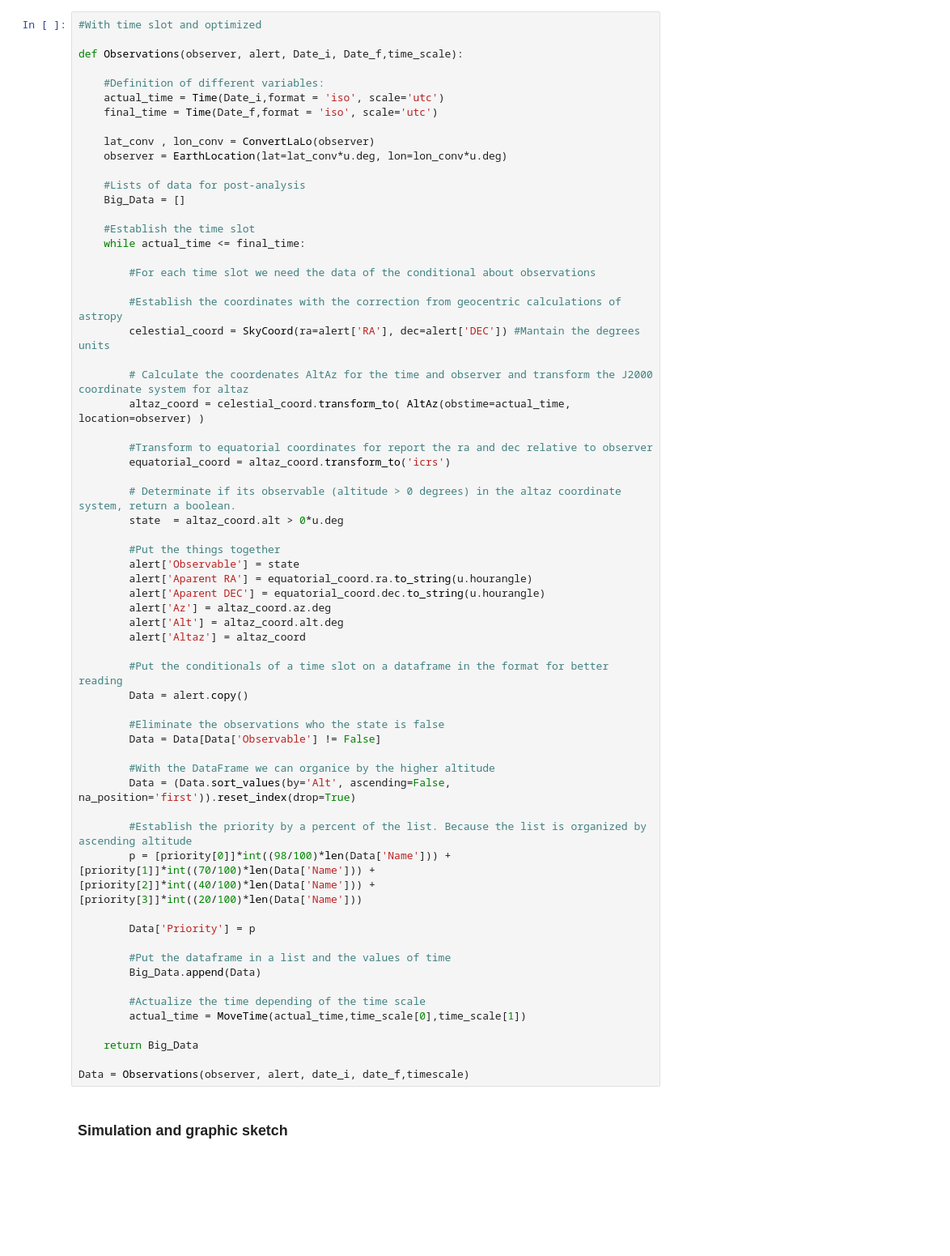
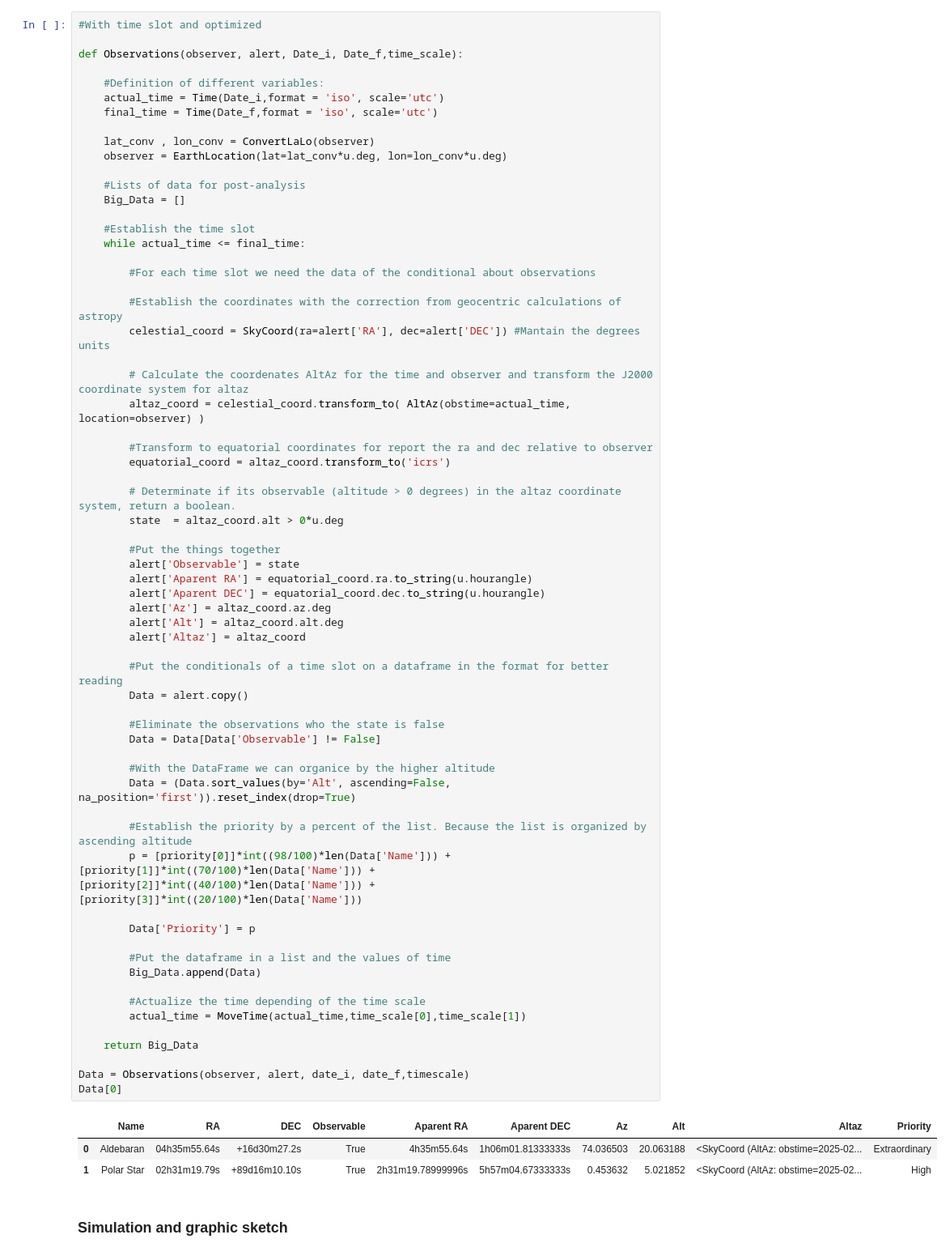
Before and after one commit to ccuellarn/Transient-Operation, a Jupyter notebook: Sketch_operations.ipynb, the cells around one changed output. Shown at 81% size. Saved outputs shown, nothing was run; the diff lists cells and outputs as text; blank space fills up the shorter version.

```diff
--- a/Sketch_operations.ipynb
+++ b/Sketch_operations.ipynb
@@ -135,33 +148,38 @@ def Observations(observer, alert, Date_i, Date_f,time_scale):
         alert['Observable'] = state
         alert['Aparent RA'] = equatorial_coord.ra.to_string(u.hourangle)
         alert['Aparent DEC'] = equatorial_coord.dec.to_string(u.hourangle)
         alert['Az'] = altaz_coord.az.deg
         alert['Alt'] = altaz_coord.alt.deg
         alert['Altaz'] = altaz_coord
 
         #Put the conditionals of a time slot on a dataframe in the format for better reading
         Data = alert.copy()
 
         #Eliminate the observations who the state is false
         Data = Data[Data['Observable'] != False]
 
         #With the DataFrame we can organice by the higher altitude
         Data = (Data.sort_values(by='Alt', ascending=False, na_position='first')).reset_index(drop=True)
 
         #Establish the priority by a percent of the list. Because the list is organized by ascending altitude
         p = [priority[0]]*int((98/100)*len(Data['Name'])) + [priority[1]]*int((70/100)*len(Data['Name'])) + [priority[2]]*int((40/100)*len(Data['Name'])) + [priority[3]]*int((20/100)*len(Data['Name']))
 
         Data['Priority'] = p
 
         #Put the dataframe in a list and the values of time
         Big_Data.append(Data)
 
         #Actualize the time depending of the time scale
         actual_time = MoveTime(actual_time,time_scale[0],time_scale[1])
 
     return Big_Data
 
 Data = Observations(observer, alert, date_i, date_f,timescale)
+Data[0]
+# %% [output]
+|  | Name | RA | DEC | Observable | Aparent RA | Aparent DEC | Az | Alt | Altaz | Priority |
+| 0 | Aldebaran | 04h35m55.64s | +16d30m27.2s | True | 4h35m55.64s | 1h06m01.81333333s | 74.036503 | 20.063188 | <SkyCoord (AltAz: obstime=2025-02... | Extraordinary |
+| 1 | Polar Star | 02h31m19.79s | +89d16m10.10s | True | 2h31m19.78999996s | 5h57m04.67333333s | 0.453632 | 5.021852 | <SkyCoord (AltAz: obstime=2025-02... | High |
 # %% [markdown]
 ### Simulation and graphic sketch
 # %%
```
Also changed, not shown: parts of 5 cells of this notebook.
